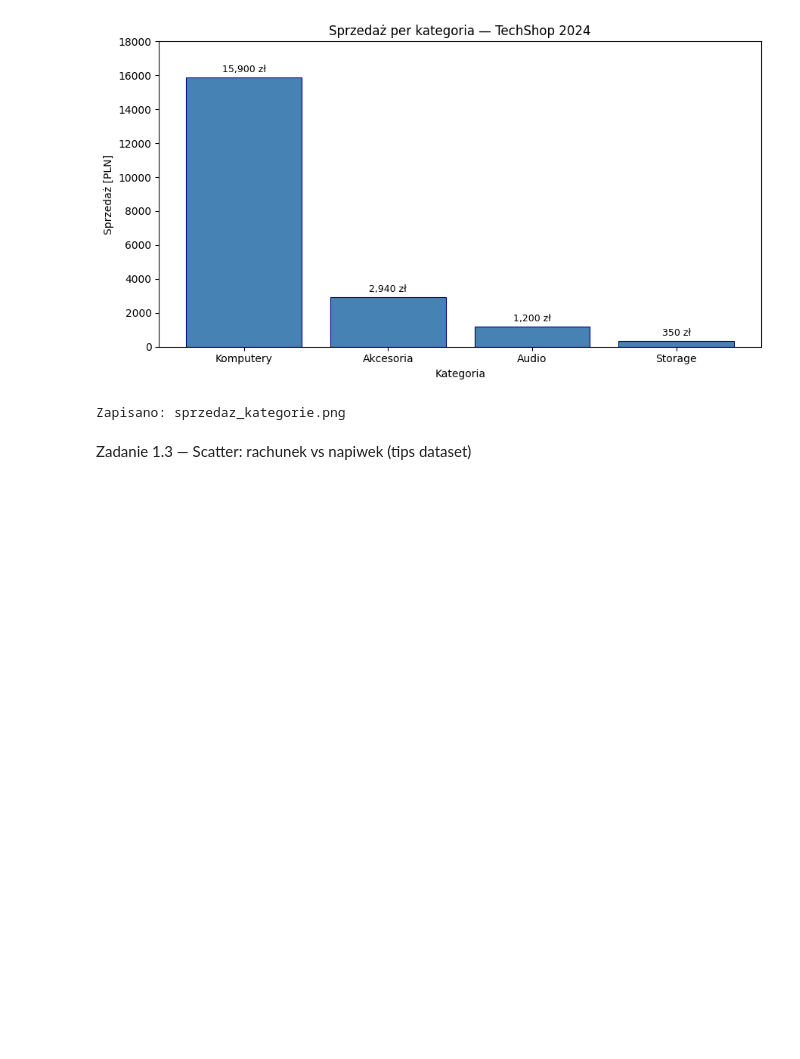
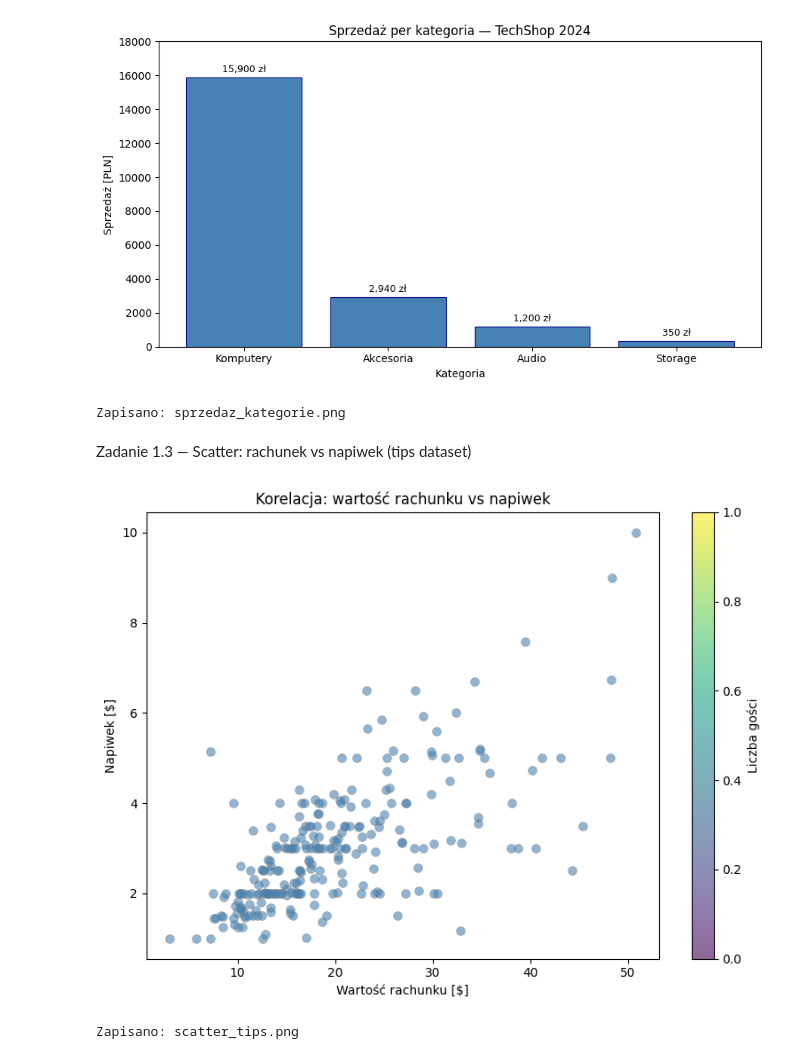
Before and after one commit to AlexaDRS/python2-lab, a Jupyter notebook: lab09/lab09_matplotlib.ipynb, the cells around one changed output. Cells and saved outputs as stored; diff of their text form; code cells hidden in the pictures; blank space fills up the shorter version.

```diff
--- a/lab09/lab09_matplotlib.ipynb
+++ b/lab09/lab09_matplotlib.ipynb
@@ -81,20 +81,24 @@ Zapisano: sprzedaz_kategorie.png
 Zadanie 1.3 — Scatter: rachunek vs napiwek (tips dataset)
 # %%
 fig, ax = plt.subplots(figsize=(8, 6))
-ax.scatter(
+scatter = ax.scatter(
 tips['total_bill'], # tips['total_bill'] — oś X
-tips['tip'] # tips['tip'] — oś Y
+tips['tip'], # tips['tip'] — oś Y
 alpha=0.6, # 0.6 — przezroczystość
 color='steelblue',
 s=50, # rozmiar punktu
 edgecolors='gray',
 linewidth=0.5
 )
+plt.colorbar(scatter, ax=ax).set_label('Liczba gości')
 ax.set_title('Korelacja: wartość rachunku vs napiwek')
 ax.set_xlabel('Wartość rachunku [$]')
 ax.set_ylabel('Napiwek [$]') # 'Napiwek [$]'
 plt.tight_layout()
 plt.savefig('scatter_tips.png', dpi=100)
 plt.show()
 plt.close()
 print("Zapisano: scatter_tips.png")
+# %% [output]
+[figure, added]
+Zapisano: scatter_tips.png
```
Also changed, not shown: parts of 17 cells of this notebook, 2 other files.
